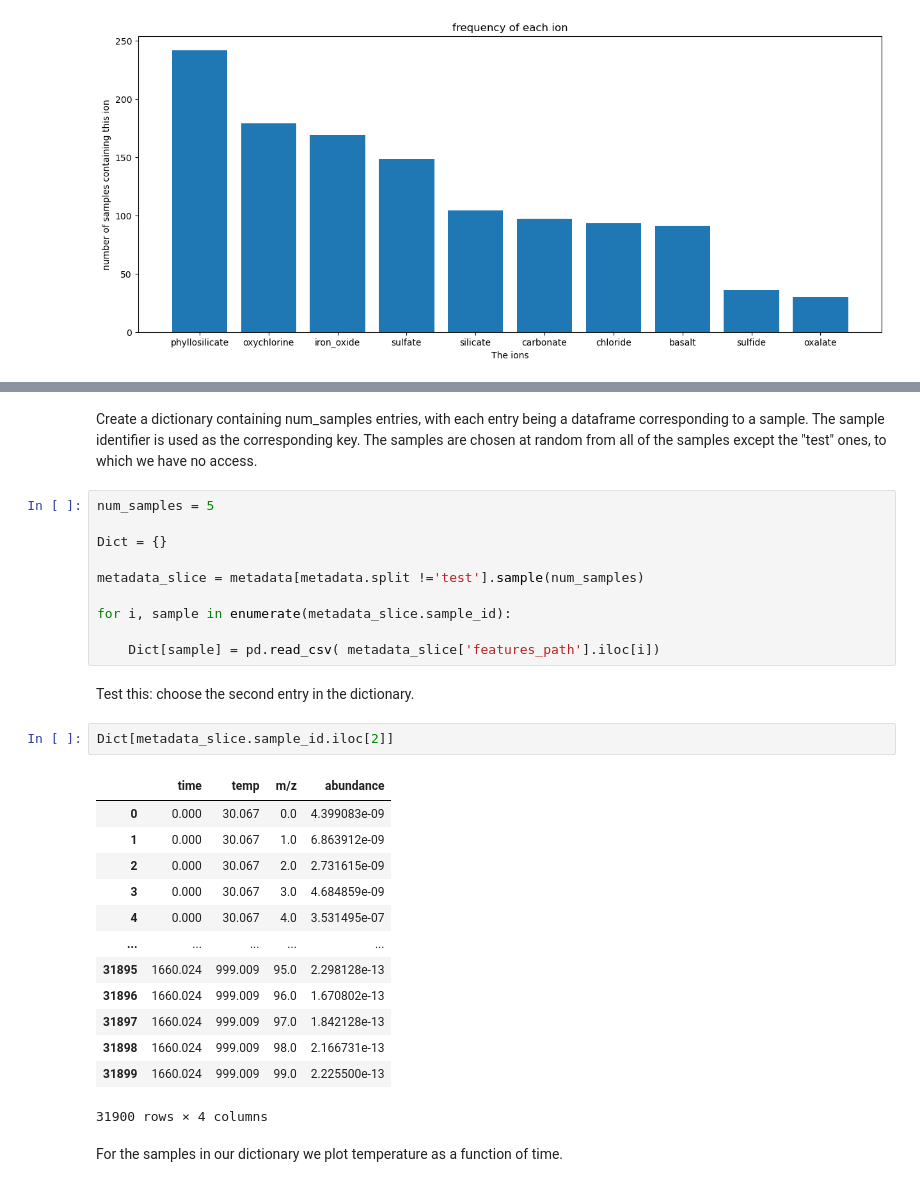
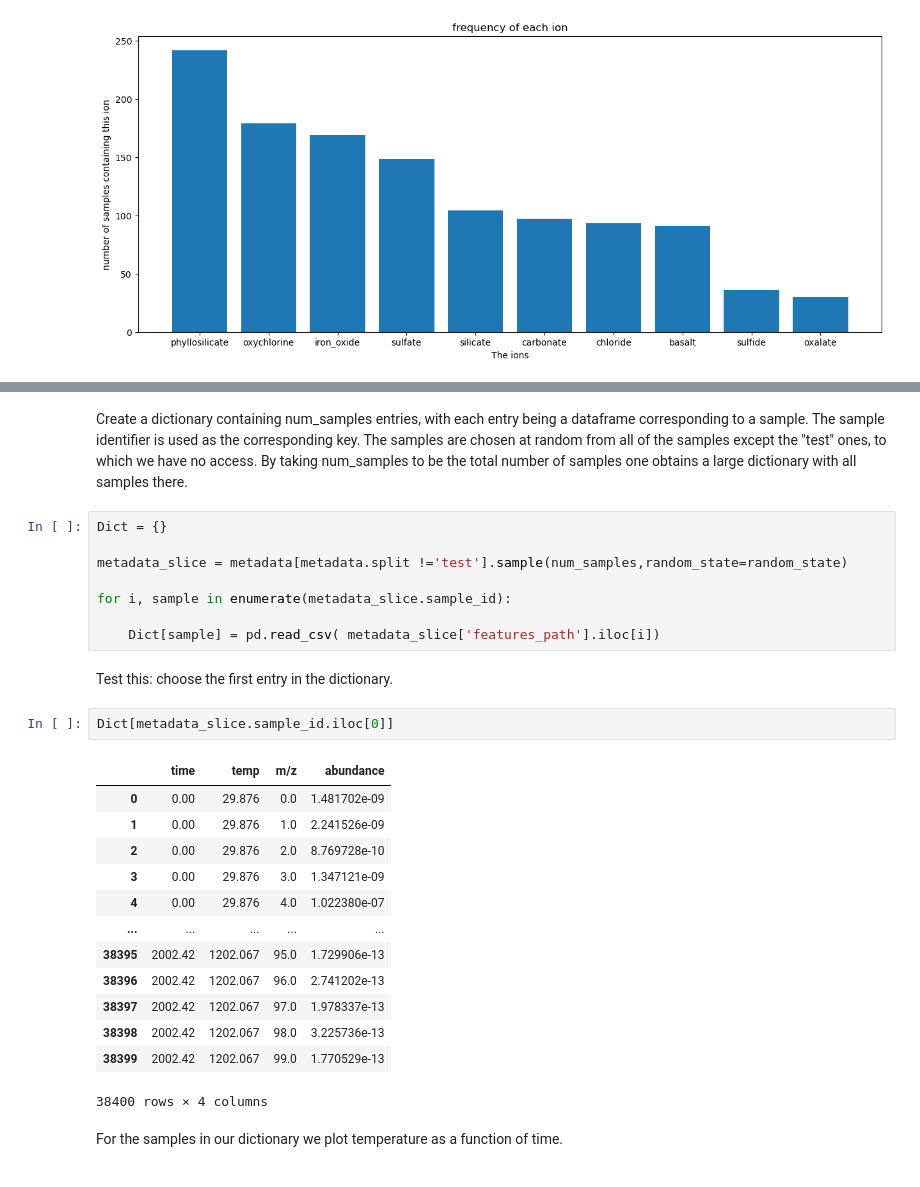
Before and after one commit to kmerkl22/chemistry_of_mars, a Jupyter notebook: Cleaning Data/EDA.ipynb, the cells around one changed output, grey strips where cells are left out. Cells and saved outputs as stored; diff of their text form.

```diff
--- a/Cleaning Data/EDA.ipynb
+++ b/Cleaning Data/EDA.ipynb
@@ -143,33 +147,31 @@ metadata[metadata.split !='test'].sample(5,random_state=2)
 # %% [markdown]
-Create a dictionary containing num_samples entries, with each entry being a dataframe corresponding to a sample. The sample identifier is used as the corresponding key. The samples are chosen at random from all of the samples except the "test" ones, to which we have no access.
+Create a dictionary containing num_samples entries, with each entry being a dataframe corresponding to a sample. The sample identifier is used as the corresponding key. The samples are chosen at random from all of the samples except the "test" ones, to which we have no access. By taking num_samples to be the total number of samples one obtains a large dictionary with all samples there.
 # %%
-num_samples = 5
-
 Dict = {}
 
-metadata_slice = metadata[metadata.split !='test'].sample(num_samples)
+metadata_slice = metadata[metadata.split !='test'].sample(num_samples,random_state=random_state)
 
 for i, sample in enumerate(metadata_slice.sample_id):
 
     Dict[sample] = pd.read_csv( metadata_slice['features_path'].iloc[i])
 # %% [markdown]
-Test this: choose the second entry in the dictionary.
+Test this: choose the first entry in the dictionary.
 # %%
-Dict[metadata_slice.sample_id.iloc[2]]
+Dict[metadata_slice.sample_id.iloc[0]]
 # %% [output]
 |  | time | temp | m/z | abundance |
-| 0 | 0.000 | 30.067 | 0.0 | 4.399083e-09 |
-| 1 | 0.000 | 30.067 | 1.0 | 6.863912e-09 |
-| 2 | 0.000 | 30.067 | 2.0 | 2.731615e-09 |
-| 3 | 0.000 | 30.067 | 3.0 | 4.684859e-09 |
-| 4 | 0.000 | 30.067 | 4.0 | 3.531495e-07 |
+| 0 | 0.00 | 29.876 | 0.0 | 1.481702e-09 |
+| 1 | 0.00 | 29.876 | 1.0 | 2.241526e-09 |
+| 2 | 0.00 | 29.876 | 2.0 | 8.769728e-10 |
+| 3 | 0.00 | 29.876 | 3.0 | 1.347121e-09 |
+| 4 | 0.00 | 29.876 | 4.0 | 1.022380e-07 |
 | ... | ... | ... | ... | ... |
-| 31895 | 1660.024 | 999.009 | 95.0 | 2.298128e-13 |
-| 31896 | 1660.024 | 999.009 | 96.0 | 1.670802e-13 |
-| 31897 | 1660.024 | 999.009 | 97.0 | 1.842128e-13 |
-| 31898 | 1660.024 | 999.009 | 98.0 | 2.166731e-13 |
-| 31899 | 1660.024 | 999.009 | 99.0 | 2.225500e-13 |
+| 38395 | 2002.42 | 1202.067 | 95.0 | 1.729906e-13 |
+| 38396 | 2002.42 | 1202.067 | 96.0 | 2.741202e-13 |
+| 38397 | 2002.42 | 1202.067 | 97.0 | 1.978337e-13 |
+| 38398 | 2002.42 | 1202.067 | 98.0 | 3.225736e-13 |
+| 38399 | 2002.42 | 1202.067 | 99.0 | 1.770529e-13 |
-31900 rows × 4 columns
+38400 rows × 4 columns
 # %% [markdown]
 For the samples in our dictionary we plot temperature as a function of time.
 # %%
```
Also changed, not shown: parts of 12 cells of this notebook.
